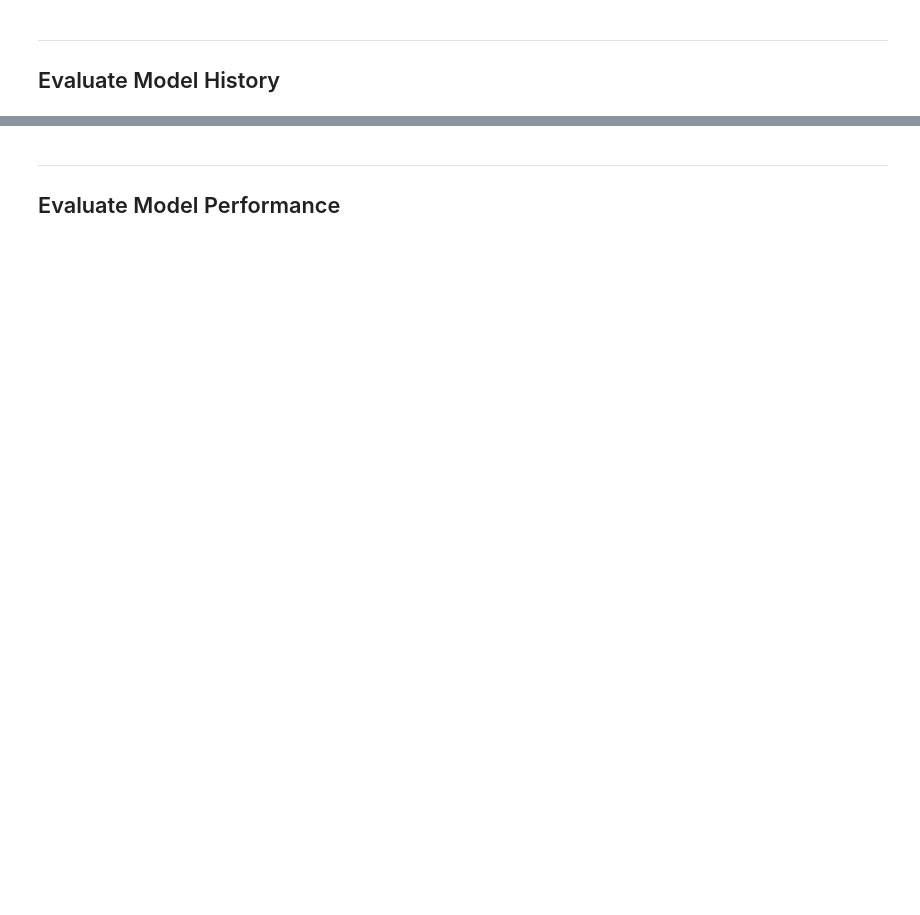
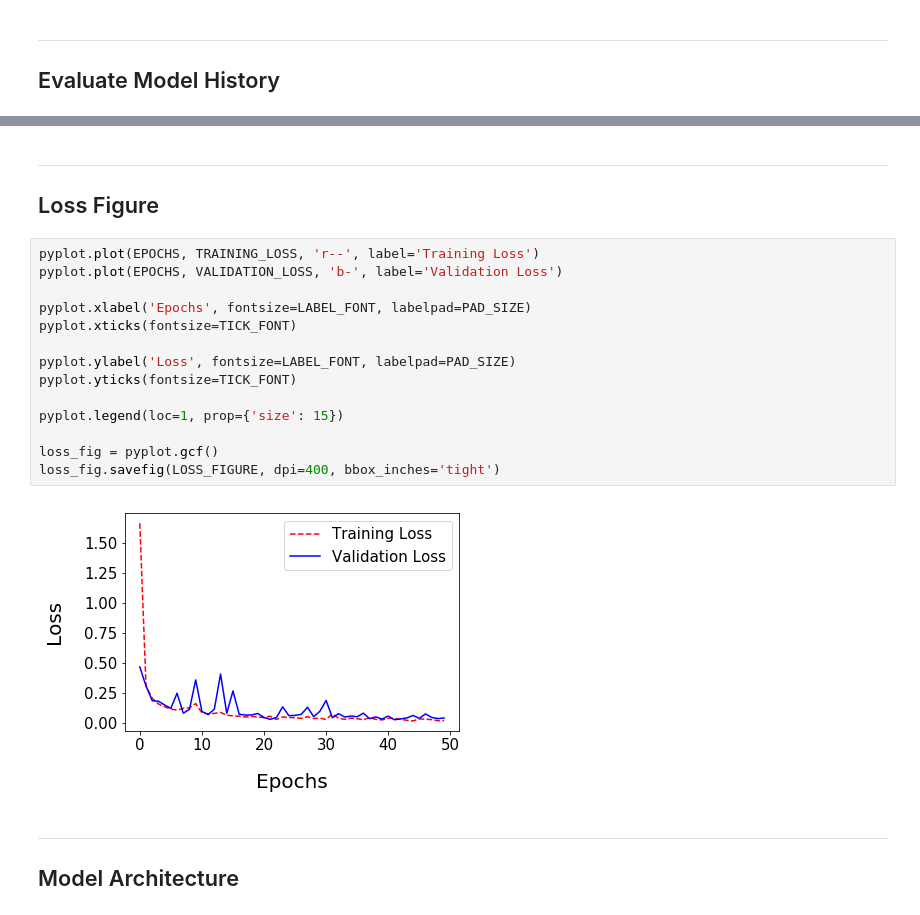
Before and after one commit to T-Visor/captcha-tensorflow, a Jupyter notebook: notebooks/mobilenet-evaluation.ipynb, the cells around one changed output, grey strips where cells are left out. Saved outputs shown, nothing was run; the diff lists cells and outputs as text; blank space fills up the shorter version.

```diff
--- a/notebooks/mobilenet-evaluation.ipynb
+++ b/notebooks/mobilenet-evaluation.ipynb
@@ -56,4 +85,23 @@ axes[1].legend()
+# %% [markdown]
+---
+## Loss Figure
+# %%
+pyplot.plot(EPOCHS, TRAINING_LOSS, 'r--', label='Training Loss')
+pyplot.plot(EPOCHS, VALIDATION_LOSS, 'b-', label='Validation Loss')
+
+pyplot.xlabel('Epochs', fontsize=LABEL_FONT, labelpad=PAD_SIZE)
+pyplot.xticks(fontsize=TICK_FONT)
+
+pyplot.ylabel('Loss', fontsize=LABEL_FONT, labelpad=PAD_SIZE)
+pyplot.yticks(fontsize=TICK_FONT)
+
+pyplot.legend(loc=1, prop={'size': 15})
+
+loss_fig = pyplot.gcf()
+loss_fig.savefig(LOSS_FIGURE, dpi=400, bbox_inches='tight')
+# %% [output]
+[figure, added]
 # %% [markdown]
 ---
-## Evaluate Model Performance
+## Model Architecture
 # %%
```
Also changed, not shown: parts of 12 cells of this notebook, 2 other files.
